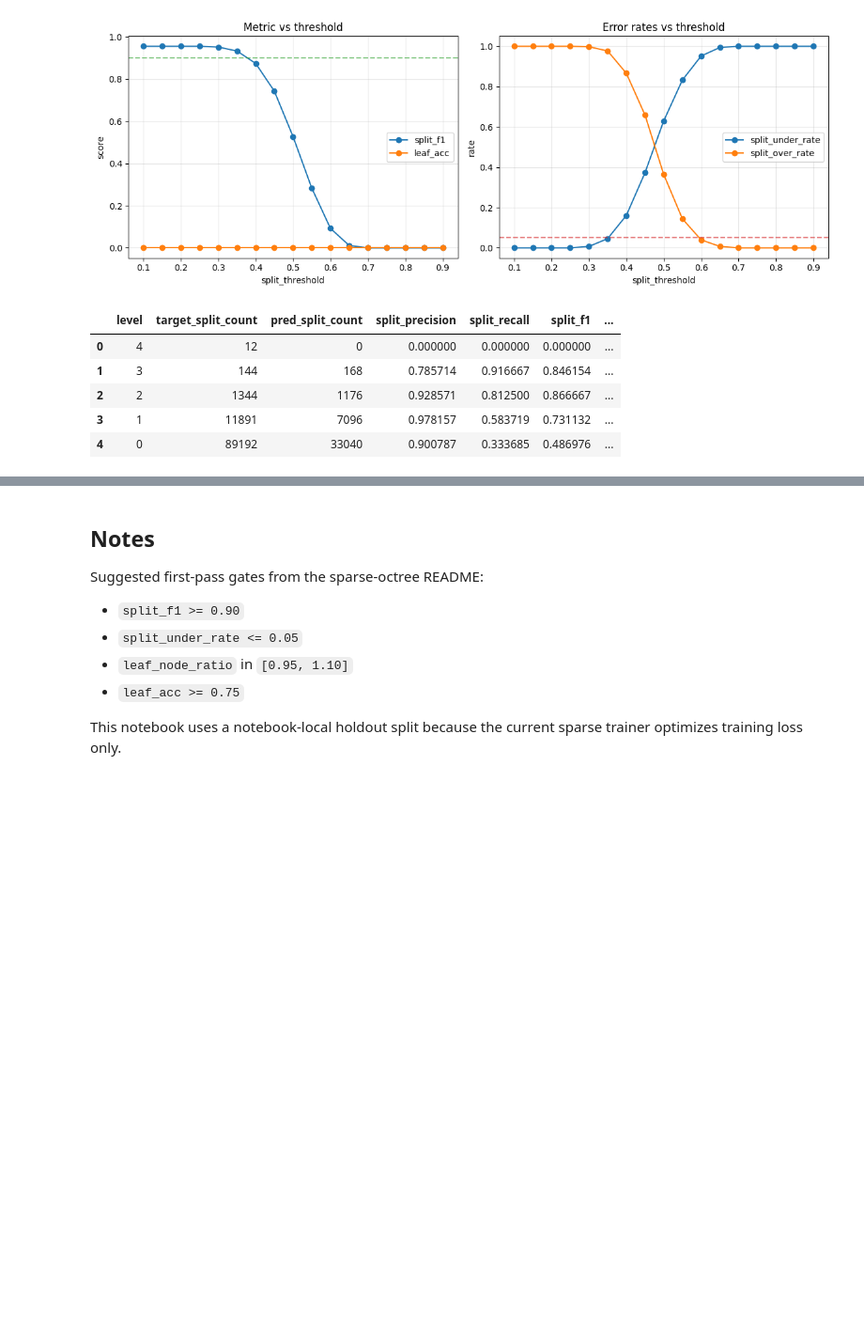
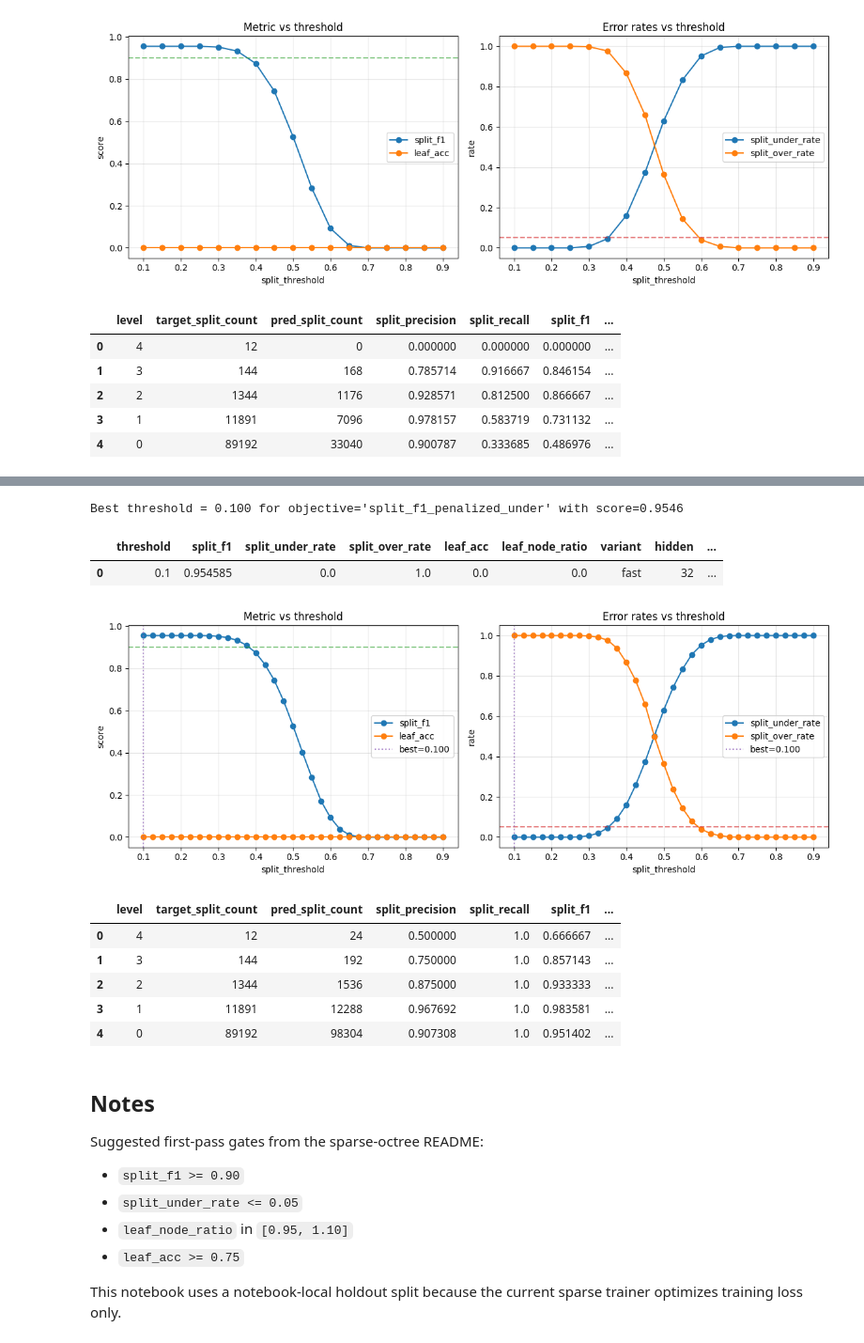
Before and after one commit to rhythmatician/VoxelTree, a Jupyter notebook: voxel_tree/tasks/sparse_octree/sparse_octree_ablation_lab.ipynb, the cells around one changed output, grey strips where cells are left out. Shown at 94% size. Saved outputs shown, nothing was run; the diff lists cells and outputs as text; code cells hidden in the pictures; blank space fills up the shorter version.

```diff
--- a/voxel_tree/tasks/sparse_octree/sparse_octree_ablation_lab.ipynb
+++ b/voxel_tree/tasks/sparse_octree/sparse_octree_ablation_lab.ipynb
@@ -444,9 +532,20 @@ def infer_sparse_checkpoint_config(state_dict: dict[str, torch.Tensor], sample:
     if is_fast:
         hidden = int(state_dict['root_proj.0.weight'].shape[0])
         num_classes = int(state_dict['label_head.out_proj.weight'].shape[0])
+        input_dim = int(state_dict['noise_enc.mlp.0.weight'].shape[1])
     else:
         hidden = int(state_dict['root_proj.weight'].shape[0])
         num_classes = int(state_dict['label_head.weight'].shape[0])
+        input_dim = int(state_dict['noise_enc.mlp.0.weight'].shape[1])
+
+    flat_2d = int(sample['noise_2d'].shape[0]) * 4 * 4
+    flat_3d = int(sample['noise_3d'].shape[0]) * 4 * int(spatial_y) * 4
+    biome_embed_dim = 8
+    flat_biome = 4 * int(spatial_y) * 4 * biome_embed_dim
+    flat_heightmaps = 16 * 16 * 2
+    base_input_dim = flat_2d + flat_3d + flat_biome + flat_heightmaps
+    position_bits = max(0, input_dim - base_input_dim)
+
     return {
         'model_variant': variant,
         'hidden': hidden,
@@ -454,6 +553,7 @@ def infer_sparse_checkpoint_config(state_dict: dict[str, torch.Tensor], sample:
         'n2d': int(sample['noise_2d'].shape[0]),
         'n3d': int(sample['noise_3d'].shape[0]),
         'spatial_y': int(spatial_y),
+        'position_bits': position_bits,
     }
 
 
@@ -473,6 +573,7 @@ def evaluate_existing_checkpoint(checkpoint_path: Path, *, data_path: Path = DAT
         hidden=cfg['hidden'],
         num_classes=cfg['num_classes'],
         spatial_y=cfg['spatial_y'],
+        position_bits=cfg['position_bits'],
     ).to(DEVICE)
     model.load_state_dict(state_dict)
     metrics = evaluate_model(model, val_loader, DEVICE, split_weight=1.0, label_weight=0.35, label_smoothing=0.03)
@@ -715,6 +816,7 @@ def load_sparse_checkpoint(checkpoint_path: Path, *, data_path: Path = DATA_PATH
         hidden=cfg['hidden'],
         num_classes=cfg['num_classes'],
         spatial_y=cfg['spatial_y'],
+        position_bits=cfg['position_bits'],
     ).to(DEVICE)
     model.load_state_dict(state)
     model.eval()
@@ -747,6 +849,7 @@ def predict_sample(
             sample['biome_ids'].unsqueeze(0).to(DEVICE),
             sample['heightmap_surface'].unsqueeze(0).to(DEVICE),
             sample['heightmap_ocean_floor'].unsqueeze(0).to(DEVICE),
+            position_bits=sample['position_bits'].unsqueeze(0).to(DEVICE),
         )
 
     per_level: dict[int, dict[str, Any]] = {}
@@ -826,6 +929,7 @@ def rank_checkpoint_failures(
                 sample['biome_ids'].unsqueeze(0).to(DEVICE),
                 sample['heightmap_surface'].unsqueeze(0).to(DEVICE),
                 sample['heightmap_ocean_floor'].unsqueeze(0).to(DEVICE),
+                position_bits=sample['position_bits'].unsqueeze(0).to(DEVICE),
             )
             metric_accum = {
                 'split_tp': 0.0,
@@ -863,6 +967,7 @@ def rank_checkpoint_failures(
                 'leaf_node_ratio': metrics['leaf_node_ratio'],
                 'variant': cfg['model_variant'],
                 'hidden': cfg['hidden'],
+                'position_bits': cfg['position_bits'],
             })
 
     frame = pd.DataFrame(rows)
@@ -1251,0 +1453,53 @@ level_confusion
+# %%
+BEST_THRESHOLD_OBJECTIVE = 'split_f1_penalized_under'
+BEST_THRESHOLD_UNDER_PENALTY = 2.0
+BEST_THRESHOLD_OVER_PENALTY = 0.0
+BEST_THRESHOLD_LEAF_ACC_WEIGHT = 0.0
+BEST_THRESHOLD_LEAF_RATIO_PENALTY = 0.0
+BEST_THRESHOLD_TARGET_UNDER_RATE = 0.05
+BEST_THRESHOLD_GRID = np.linspace(0.10, 0.90, 33)
+
+best_threshold_row, ranked_thresholds = find_best_split_threshold(
+    CHECKPOINT_CANDIDATES[0],
+    sample_indices=list(range(24)),
+    objective=BEST_THRESHOLD_OBJECTIVE,
+    under_penalty=BEST_THRESHOLD_UNDER_PENALTY,
+    over_penalty=BEST_THRESHOLD_OVER_PENALTY,
+    leaf_acc_weight=BEST_THRESHOLD_LEAF_ACC_WEIGHT,
+    leaf_ratio_penalty=BEST_THRESHOLD_LEAF_RATIO_PENALTY,
+    target_under_rate=BEST_THRESHOLD_TARGET_UNDER_RATE,
+    thresholds=BEST_THRESHOLD_GRID,
+)
+
+display(
+    ranked_thresholds.sort_values('threshold').style.format(
+        {
+            'threshold': '{:.3f}',
+            'split_f1': '{:.4f}',
+            'split_under_rate': '{:.4f}',
+            'split_over_rate': '{:.4f}',
+            'leaf_acc': '{:.4f}',
+            'leaf_node_ratio': '{:.4f}',
+            'score': '{:.4f}',
+        }
+    )
+)
+
+print(
+    f"Best threshold = {float(best_threshold_row['threshold']):.3f} "
+    f"for objective={BEST_THRESHOLD_OBJECTIVE!r} with score={float(best_threshold_row['score']):.4f}"
+)
+display(pd.DataFrame([best_threshold_row]))
+
+plot_threshold_sweep(
+    ranked_thresholds,
+    best_threshold=float(best_threshold_row['threshold']),
+)
+
+best_threshold_level_confusion = summarize_level_confusion(
+    CHECKPOINT_CANDIDATES[0],
+    split_threshold=float(best_threshold_row['threshold']),
+    sample_indices=list(range(24)),
+)
+best_threshold_level_confusion
+# %% [output]
@@ -1252,3 +1523,13 @@ level_confusion
+Best threshold = 0.100 for objective='split_f1_penalized_under' with score=0.9546
+|  | threshold | split_f1 | split_under_rate | split_over_rate | leaf_acc | leaf_node_ratio | variant | hidden | ... |
+| 0 | 0.1 | 0.954585 | 0.0 | 1.0 | 0.0 | 0.0 | fast | 32 | ... |
+[figure, added]
+|  | level | target_split_count | pred_split_count | split_precision | split_recall | split_f1 | ... |
+| 0 | 4 | 12 | 24 | 0.500000 | 1.0 | 0.666667 | ... |
+| 1 | 3 | 144 | 192 | 0.750000 | 1.0 | 0.857143 | ... |
+| 2 | 2 | 1344 | 1536 | 0.875000 | 1.0 | 0.933333 | ... |
+| 3 | 1 | 11891 | 12288 | 0.967692 | 1.0 | 0.983581 | ... |
+| 4 | 0 | 89192 | 98304 | 0.907308 | 1.0 | 0.951402 | ... |
 # %% [markdown]
 ## Notes
 
```
Also changed, not shown: parts of 9 cells of this notebook, 3 other files.
